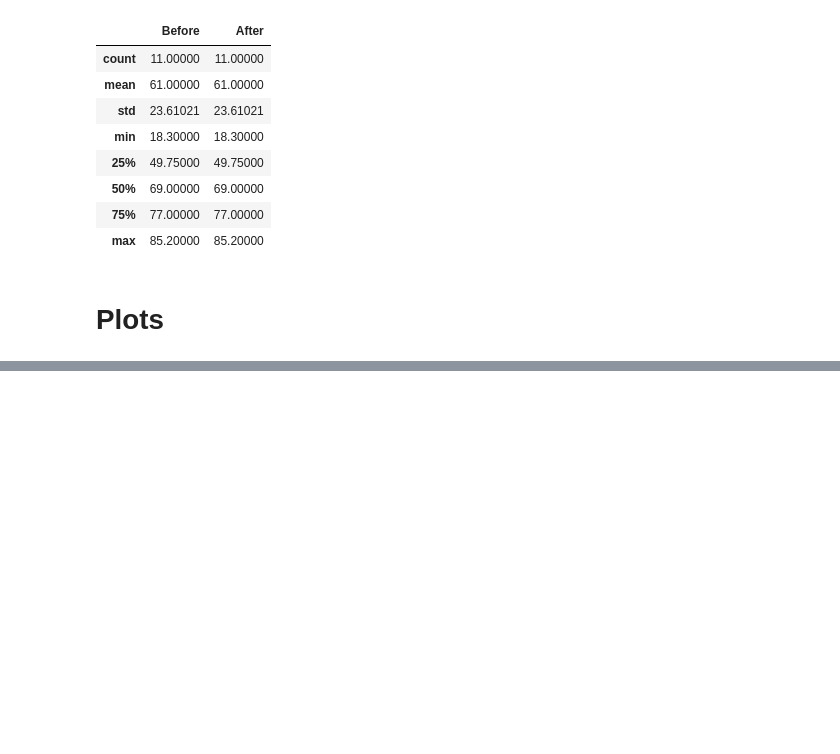
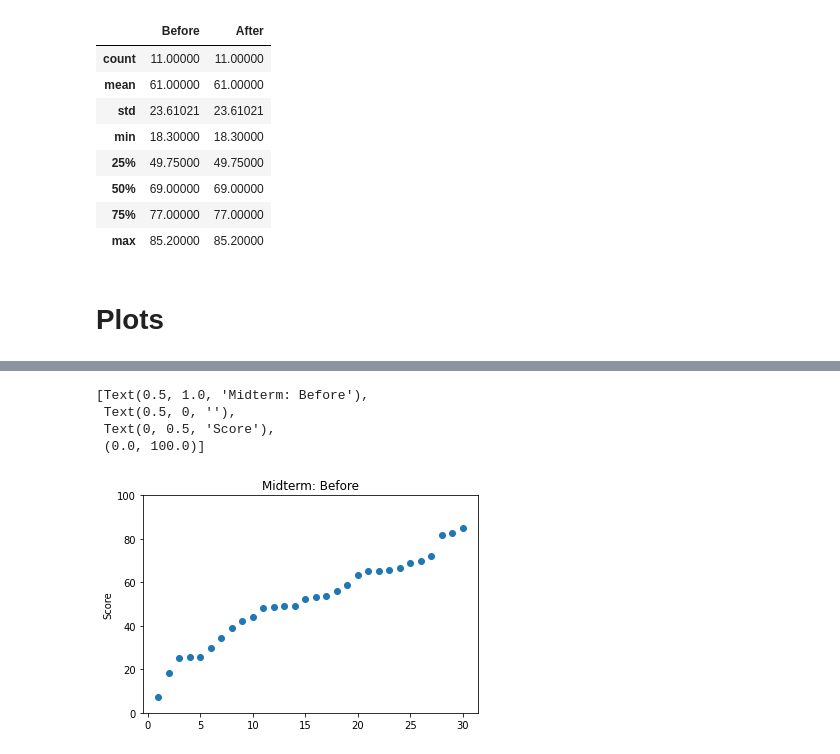
Before and after one commit to MK316/Classroom, a Jupyter notebook: grades_analysis.ipynb, the cells around one changed output, grey strips where cells are left out. Saved outputs shown, nothing was run; the diff lists cells and outputs as text; code cells hidden in the pictures; blank space fills up the shorter version.

```diff
--- a/grades_analysis.ipynb
+++ b/grades_analysis.ipynb
@@ -77,0 +95,18 @@ Ngroup.describe()
+# %%
+x1value = range(1, 31)
+y1value = sorted(x1)
+
+x2value = range(1, 31)
+y2value = sorted(x2)
+# %%
+plt.scatter(x1value, y1value)
+# plt.title('Midterm: Before')
+# plt.ylabel('Score')
+
+plt.gca().update(dict(title='Midterm: Before', xlabel='', ylabel='Score', ylim=(0,100)))
+# %% [output]
+[Text(0.5, 1.0, 'Midterm: Before'),
+ Text(0.5, 0, ''),
+ Text(0, 0.5, 'Score'),
+ (0.0, 100.0)]
+[figure, added]
```
Also changed, not shown: parts of 11 cells of this notebook.
